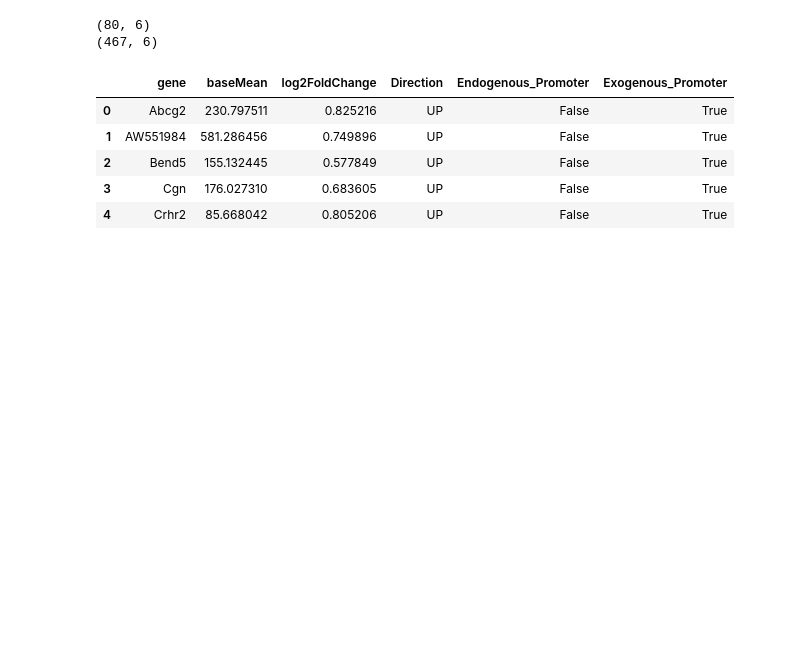
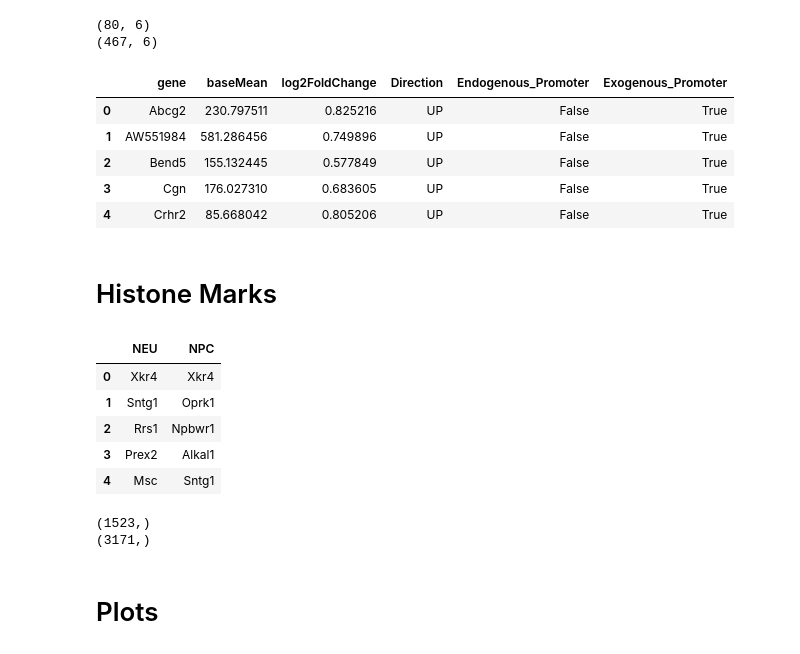
Before and after one commit to michal7kw/SRF_MECP2, a Jupyter notebook: volcano.ipynb, the cells around one changed output. Cells and saved outputs as stored; diff of their text form; code cells hidden in the pictures; blank space fills up the shorter version.

```diff
--- a/volcano.ipynb
+++ b/volcano.ipynb
@@ -64,3 +68,5 @@ mecp2_NEU.head()
 | 2 | Bend5 | 155.132445 | 0.577849 | UP | False | True |
 | 3 | Cgn | 176.027310 | 0.683605 | UP | False | True |
 | 4 | Crhr2 | 85.668042 | 0.805206 | UP | False | True |
+# %% [markdown]
+# Histone Marks
@@ -66,0 +75,9 @@ mecp2_NEU.head()
+# %%
+histone_marks.head()
+# %% [output]
+|  | NEU | NPC |
+| 0 | Xkr4 | Xkr4 |
+| 1 | Sntg1 | Oprk1 |
+| 2 | Rrs1 | Npbwr1 |
+| 3 | Prex2 | Alkal1 |
+| 4 | Msc | Sntg1 |
@@ -66,0 +87,8 @@ mecp2_NEU.head()
+# %%
+histone_marks_neu.dropna(inplace=True)
+histone_marks_npc.dropna(inplace=True)
+print(histone_marks_neu.shape)
+print(histone_marks_npc.shape)
+# %% [output]
+(1523,)
+(3171,)
@@ -67 +98,3 @@ mecp2_NEU.head()
+# %% [markdown]
+# Plots
 # %%
```
Also changed, not shown: parts of 12 cells of this notebook, 10 other files.
